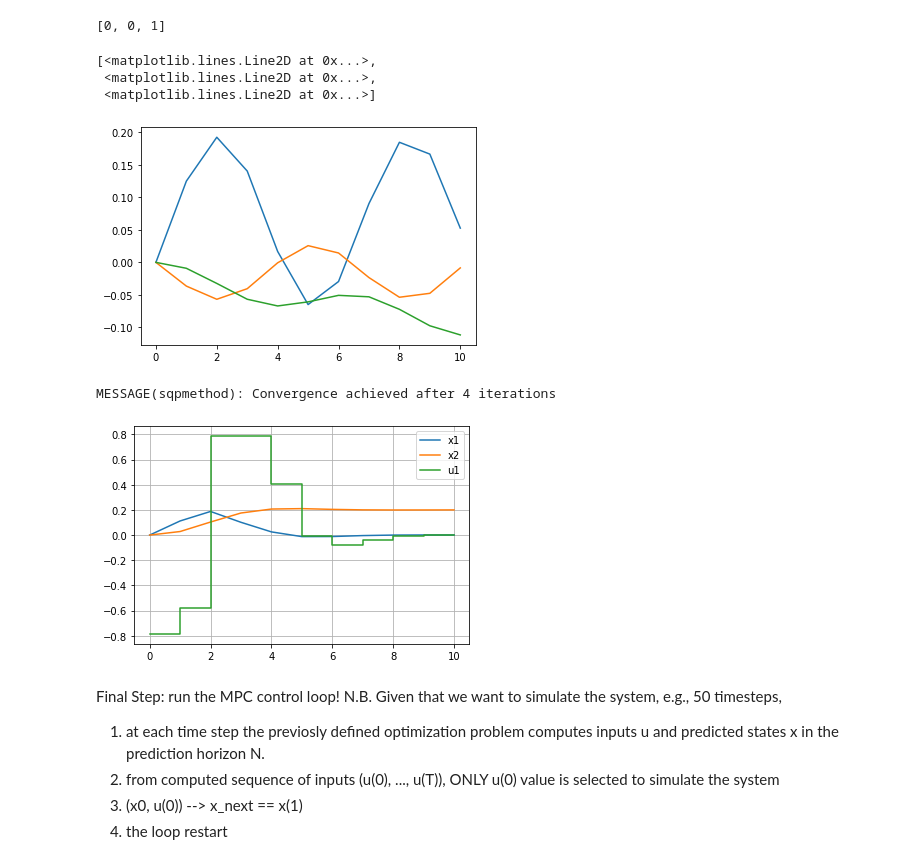
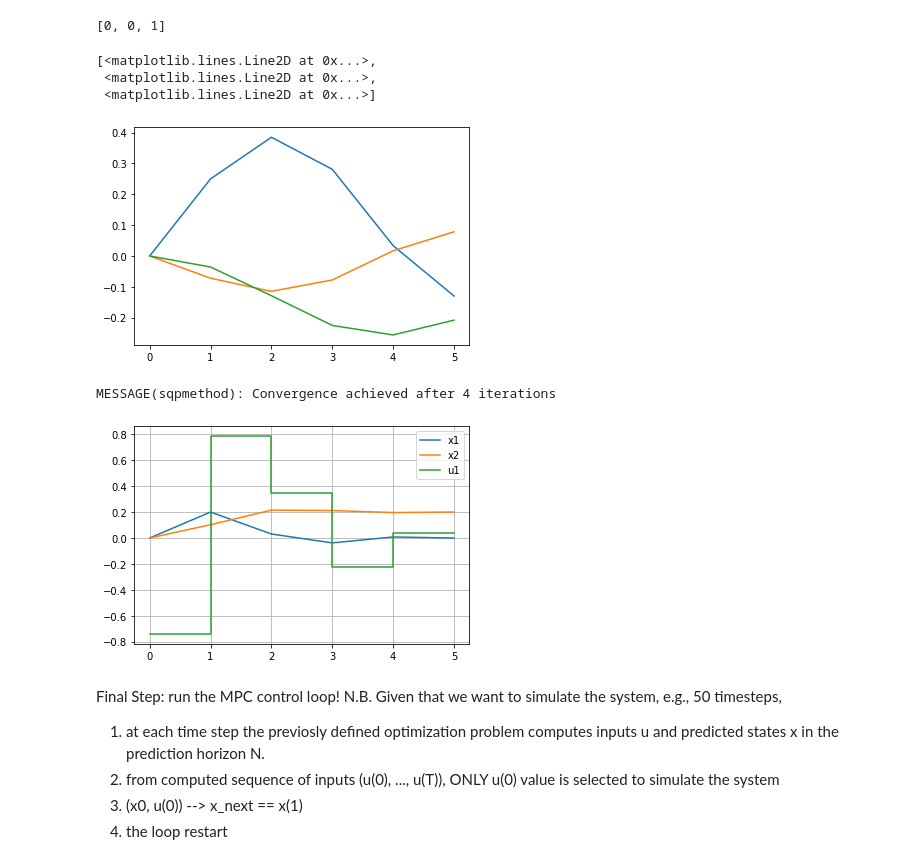
Before and after one commit to giuliovv/ball_beam, a Jupyter notebook: nmpc.ipynb, the cells around one changed output. Saved outputs shown, nothing was run; the diff lists cells and outputs as text; code cells hidden in the pictures.

```diff
--- a/nmpc.ipynb
+++ b/nmpc.ipynb
@@ -12,11 +12,10 @@ from casadi import *
 # %%
 # Hyperparameters
 test_results = True
-T = 10 # Time horizon
-N = 10 # Number of control intervals
+N = 5 # Number of control intervals
 Q, R = 1e2, 1e-1
 
-Ts = 0.5 #T/N
+Ts = 1 #T/N
 # %%
 # Parameters
 r_ball = 0.0127
@@ -32,16 +31,16 @@ J_beam = (m_beam*L_beam**2)/3
 Initialize states, inputs, and system dynamic equation
 # %%
 # States
-x0 = MX.sym('x0') # Augmentation for udot, not used
+xa = MX.sym('xa') # Augmentation for udot, not used
 x1 = MX.sym('x1') # Speed
 x2 = MX.sym('x2') # Position
-x = vertcat(x0,x1,x2) # Always vertically concatenate the states --> [n_x,1]
+x = vertcat(xa,x1,x2) # Always vertically concatenate the states --> [n_x,1]
 # Inputs
 u1 = MX.sym('u')
 u = vertcat(u1) # Always vertically concatenate the inputs --> [n_u,1]
 # System dynamics augmented to include udot
 udot = u1
-f1 = (m_ball*x2*udot/(sqrt(1-(u1*r_arm/L_beam)**2)) - g*m_ball*sin(u1*r_arm/L_beam))/(m_ball+J_ball/(r_arm**2))
+f1 = -(2*m_ball*(L_beam-x2)*udot/(sqrt(1-(u1*r_arm/L_beam)**2)) + g*m_ball*sin(u1*r_arm/L_beam))/(m_ball+J_ball/(r_ball**2))
 f2 = x1
 ode = vertcat(udot,f1,f2) # ORDINARY DIFFERENTIAL EQUATION: Always vertically concatenate dynamic equations --> [n_x,1]
 f = Function('f_o',[x,u],[ode],['x','u'],['ode'])
@@ -80,16 +79,16 @@ F = Function('F',[x,u],[x_next],['x','u'],['x_next'])
 # %%
 # Test the problem definition
 sim = F.mapaccum(N) # To call the F function N times
 x0 = [0,0,0]
 res = sim(x0, np.cos(np.arange(N))/4) # Example cosine excitation and its derivative
 fig = plt.figure()
-tgrid = np.linspace(0,T,N+1)
+tgrid = np.linspace(0,Ts*N,N+1)
 plt.plot(tgrid, np.column_stack((x0, res)).T)
 # %% [output]
 [<matplotlib.lines.Line2D at 0x...>,
  <matplotlib.lines.Line2D at 0x...>,
  <matplotlib.lines.Line2D at 0x...>]
-[figure, old version]
+[figure, new version]
 # %%
 opti = Opti() # Special CasADi stack for optimization
 
@@ -118,7 +117,7 @@ opti.set_value(p,[0, 0, 0]) # Set the initial x0 value
 opti.set_value(r,0.2)
 
 opts = dict()
-opts["qpsol"] = "qrqp" # Solver! See the docs for information
+opts["qpsol"] = "qrqp" # qrqp or osqp
 opts["print_header"] = False
 opts["print_iteration"] = False
 opts["print_time"] = False
@@ -136,7 +135,7 @@ if test_results:
     plt.legend()
 # %% [output]
 MESSAGE(sqpmethod): Convergence achieved after 4 iterations
-[figure, old version]
+[figure, new version]
 # %% [markdown]
 Final Step: run the MPC control loop!
 N.B. Given that we want to simulate the system, e.g., 50 timesteps,
```
Also changed, not shown: parts of 4 cells of this notebook, 3 other files.
